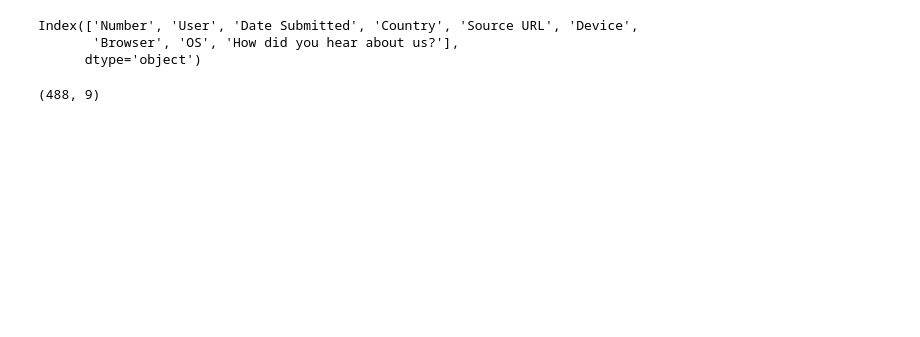
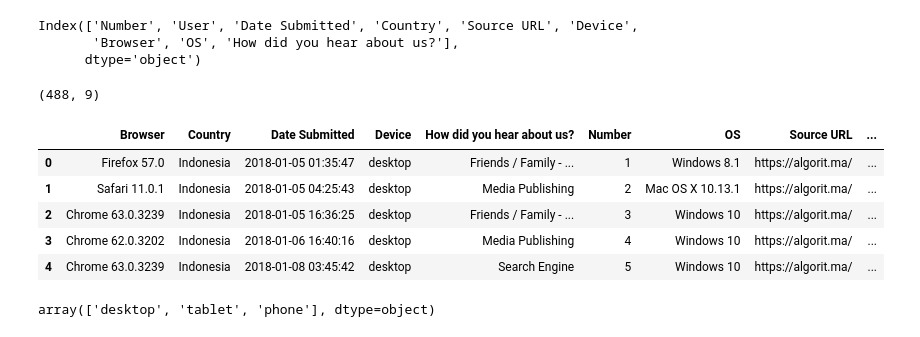
Before and after one commit to onlyphantom/WebAnalytics, a Jupyter notebook: panda_lecture.ipynb, the cells around one changed output. Saved outputs shown, nothing was run; the diff lists cells and outputs as text; code cells hidden in the pictures; blank space fills up the shorter version.

```diff
--- a/panda_lecture.ipynb
+++ b/panda_lecture.ipynb
@@ -36,3 +40,16 @@ home = landing.append(workshop.iloc[:,0:8], ignore_index=True)
 home.shape
 # %% [output]
 (488, 9)
+# %%
+home.head()
+# %% [output]
+|  | Browser | Country | Date Submitted | Device | How did you hear about us? | Number | OS | Source URL | ... |
+| 0 | Firefox 57.0 | Indonesia | 2018-01-05 01:35:47 | desktop | Friends / Family - ... | 1 | Windows 8.1 | https://algorit.ma/ | ... |
+| 1 | Safari 11.0.1 | Indonesia | 2018-01-05 04:25:43 | desktop | Media Publishing | 2 | Mac OS X 10.13.1 | https://algorit.ma/ | ... |
+| 2 | Chrome 63.0.3239 | Indonesia | 2018-01-05 16:36:25 | desktop | Friends / Family - ... | 3 | Windows 10 | https://algorit.ma/ | ... |
+| 3 | Chrome 62.0.3202 | Indonesia | 2018-01-06 16:40:16 | desktop | Media Publishing | 4 | Windows 10 | https://algorit.ma/ | ... |
+| 4 | Chrome 63.0.3239 | Indonesia | 2018-01-08 03:45:42 | desktop | Search Engine | 5 | Windows 10 | https://algorit.ma/ | ... |
+# %%
+home['Device'].unique()
+# %% [output]
+array(['desktop', 'tablet', 'phone'], dtype=object)
```
Also changed, not shown: parts of 17 cells of this notebook, 1 other file.
